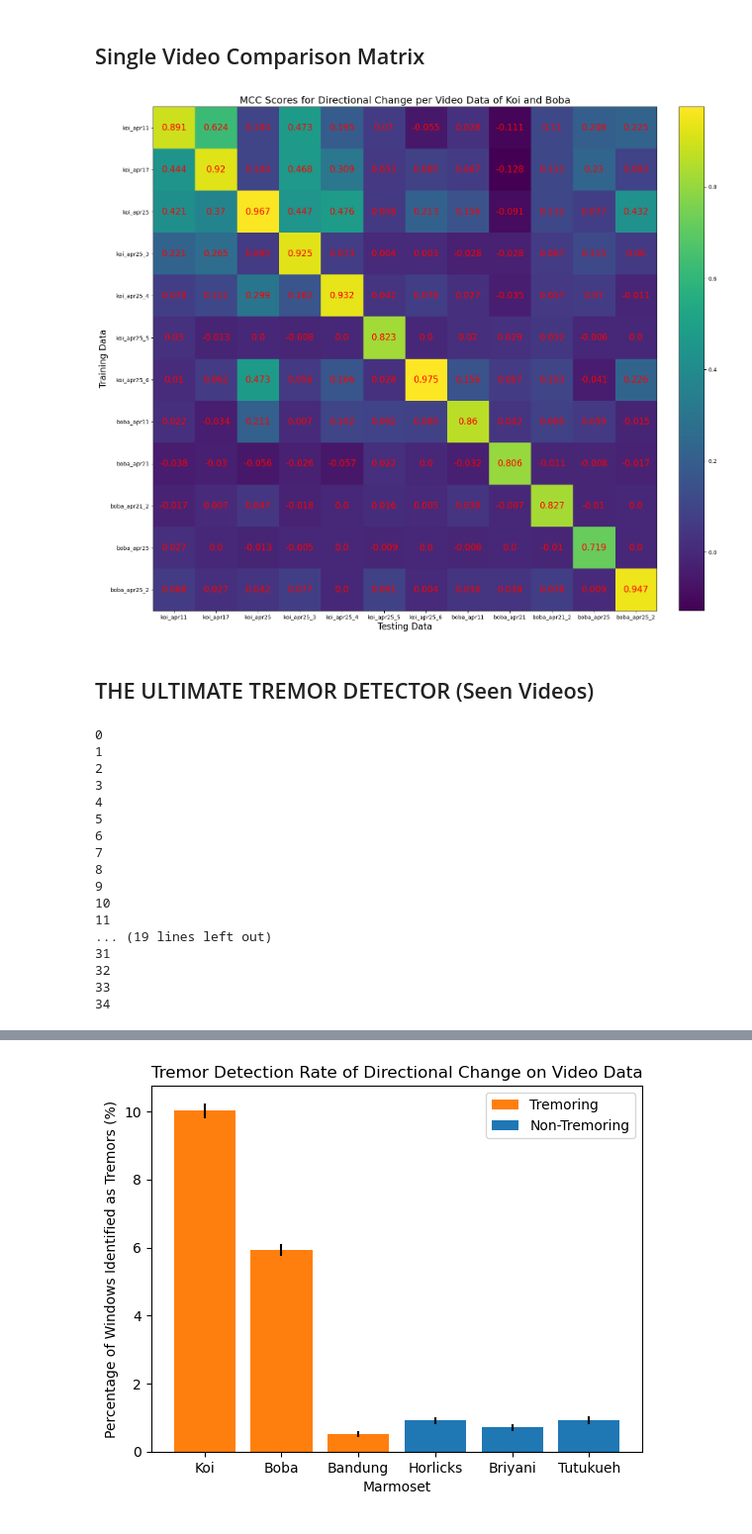
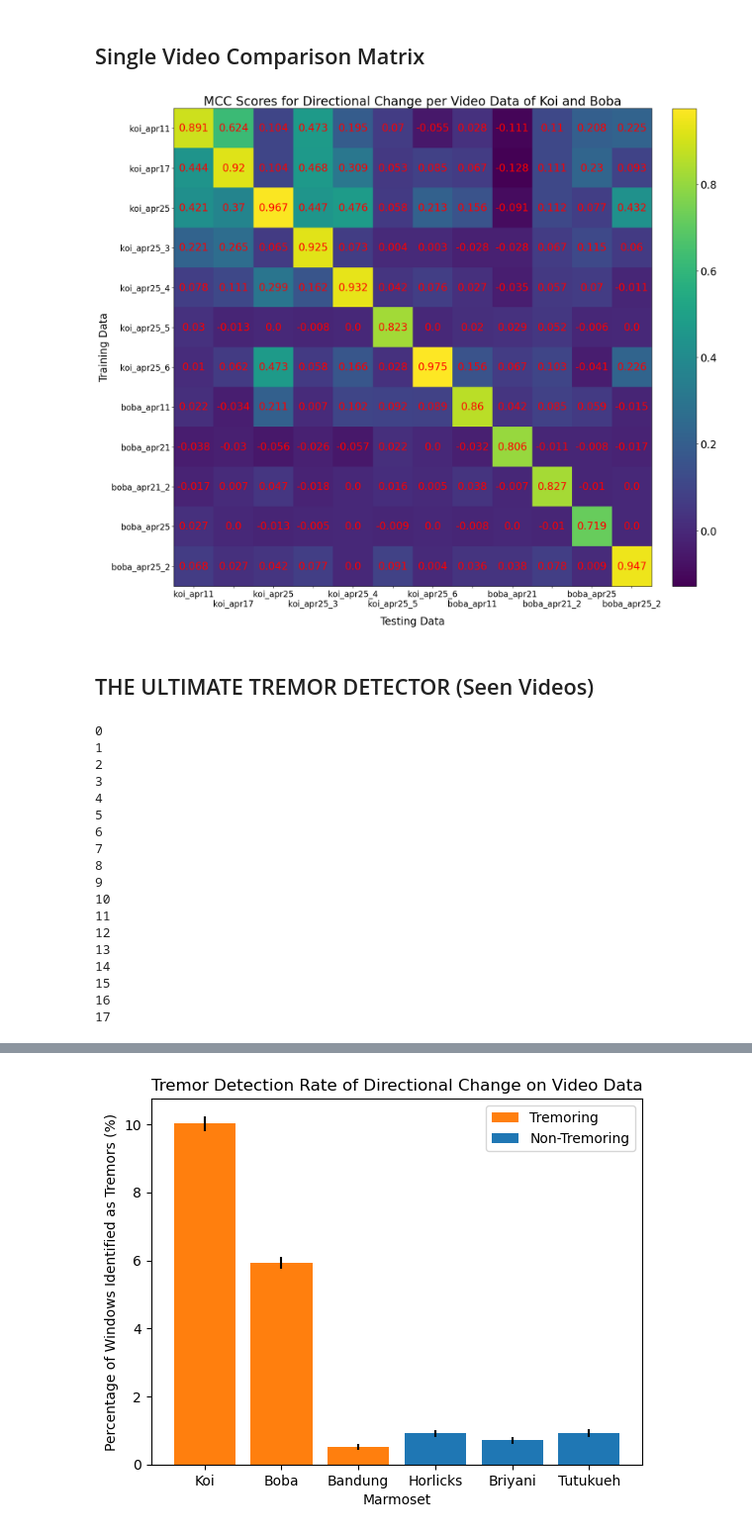
Before and after one commit to russell-ykh/monke, a Jupyter notebook: final_report.ipynb, the cells around one changed output, grey strips where cells are left out. Shown at 99% size. Drawn from its saved outputs; the diff is of its cells as text; code cells hidden in the pictures.

```diff
--- a/final_report.ipynb
+++ b/final_report.ipynb
@@ -373,0 +477,17 @@ plt.show()
+# %%
+mx_mccs = []
+
+for tc in results:
+    mx_mccs.append(results[tc]["mcc"])
+# %%
+total_mccs = []
+
+for i in range(len(mx_mccs)):
+    total_mccs.append([])
+
+    for j in multi_mccs[i]:
+        total_mccs[i].append(j)
+
+    total_mccs[i].append(mx_mccs[i])
+
+total_mccs
@@ -376,38 +524,49 @@ plt.show()
 # %%
 vidtovid = [[0.891, 0.624, 0.104, 0.473, 0.195, 0.07, -0.055, 0.028, -0.111, 0.11, 0.208, 0.225],
             [0.444, 0.92, 0.104, 0.468, 0.309, 0.053, 0.085, 0.067, -0.128, 0.111, 0.23, 0.093],
             [0.421, 0.37, 0.967, 0.447, 0.476, 0.058, 0.213, 0.156, -0.091, 0.112, 0.077, 0.432],
             [0.221, 0.265, 0.065, 0.925, 0.073, 0.004, 0.003, -0.028, -0.028, 0.067, 0.115, 0.06],
             [0.078, 0.111, 0.299, 0.162, 0.932, 0.042, 0.076, 0.027, -0.035, 0.057, 0.07, -0.011],
             [0.03, -0.013, 0.0, -0.008, 0.0, 0.823, 0.0, 0.02, 0.029, 0.052, -0.006, 0.0],
             [0.01, 0.062, 0.473, 0.058, 0.166, 0.028, 0.975, 0.156, 0.067, 0.103, -0.041, 0.226],
             [0.022, -0.034, 0.211, 0.007, 0.102, 0.092, 0.089, 0.86, 0.042, 0.085, 0.059, -0.015],
             [-0.038, -0.03, -0.056, -0.026, -0.057, 0.022, 0.0, -0.032, 0.806, -0.011, -0.008, -0.017],
             [-0.017, 0.007, 0.047, -0.018, 0.0, 0.016, 0.005, 0.038, -0.007, 0.827, -0.01, 0.0],
             [0.027, 0.0, -0.013, -0.005, 0.0, -0.009, 0.0, -0.008, 0.0, -0.01, 0.719, 0.0],
             [0.068, 0.027, 0.042, 0.077, 0.0, 0.091, 0.004, 0.036, 0.038, 0.078, 0.009, 0.947]]
 
 vidtovid_names = names_koi + names_boba
 
+vidtovid_xticks = []
+
+for i in range(len(vidtovid_names)):
+    vvn = vidtovid_names[i]
+
+    if i % 2 == 1:
+        vidtovid_xticks.append("\n"+vvn)
+    else:
+        vidtovid_xticks.append(vvn)
+
 plt.imshow(vidtovid)
 
-plt.title("MCC Scores for Directional Change per Video Data of Koi and Boba", size=18)
-plt.xlabel("Testing Data", size=16)
-plt.ylabel("Training Data", size=16)
-plt.xticks(range(len(vidtovid_names)), vidtovid_names)#, size=18)
-plt.yticks(range(len(vidtovid_names)), vidtovid_names)#, size=18)
+plt.title("MCC Scores for Directional Change per Video Data of Koi and Boba", size=24)
+plt.xlabel("Testing Data", size=20, labelpad=15)
+plt.ylabel("Training Data", size=20)
+plt.xticks(range(len(vidtovid_names)), vidtovid_xticks, size=16)
+plt.yticks(range(len(vidtovid_names)), vidtovid_names, size=16)
 
 for r in range(len(vidtovid)):
     for c in range(len(vidtovid[r])):
-        plt.text(c, r, round(vidtovid[r][c], 3), ha='center', va='center', color="red", size=16)
+        plt.text(c, r, round(vidtovid[r][c], 3), ha='center', va='center', color="red", size=20)
 
-plt.colorbar(fraction=0.0457, pad=0.04)
+cb = plt.colorbar(fraction=0.0457, pad=0.04)
+cb.ax.tick_params(labelsize=20)
 plt.gcf().set_size_inches(18, 18)
 
 plt.savefig(path.join(cd, "final_report_graphs", "video_to_video.png"), dpi=300)
 plt.show()
 # %% [output]
-[figure, old version]
+[figure, new version]
 # %% [markdown]
 ## THE ULTIMATE TREMOR DETECTOR (Seen Videos)
 # %%
@@ -444,6 +605,7 @@ for i in range(repeats):
         this_res = mc.test_classify(ultimate_detector, test_data[test_name], test_labels[test_name])
         ultimate_results[test_name].append(this_res)
         ultimate_tremors[test_name].append(100 * (np.count_nonzero(this_res["predictions"]) / len(this_res["predictions"])))
+        ultimate_true_tremors[test_name].append(100 * (np.count_nonzero(test_labels[test_name]) / len(test_labels[test_name])))
 
     print(i)
 # %% [output]
@@ -459,11 +621,12 @@ for i in range(repeats):
 9
 10
 11
-... (19 lines left out)
-31
-32
-33
-34
+12
+13
+14
+15
+16
+17
 # %%
 ultimate_results
 # %% [output]
```
Also changed, not shown: parts of 31 cells of this notebook, 12 other files.
